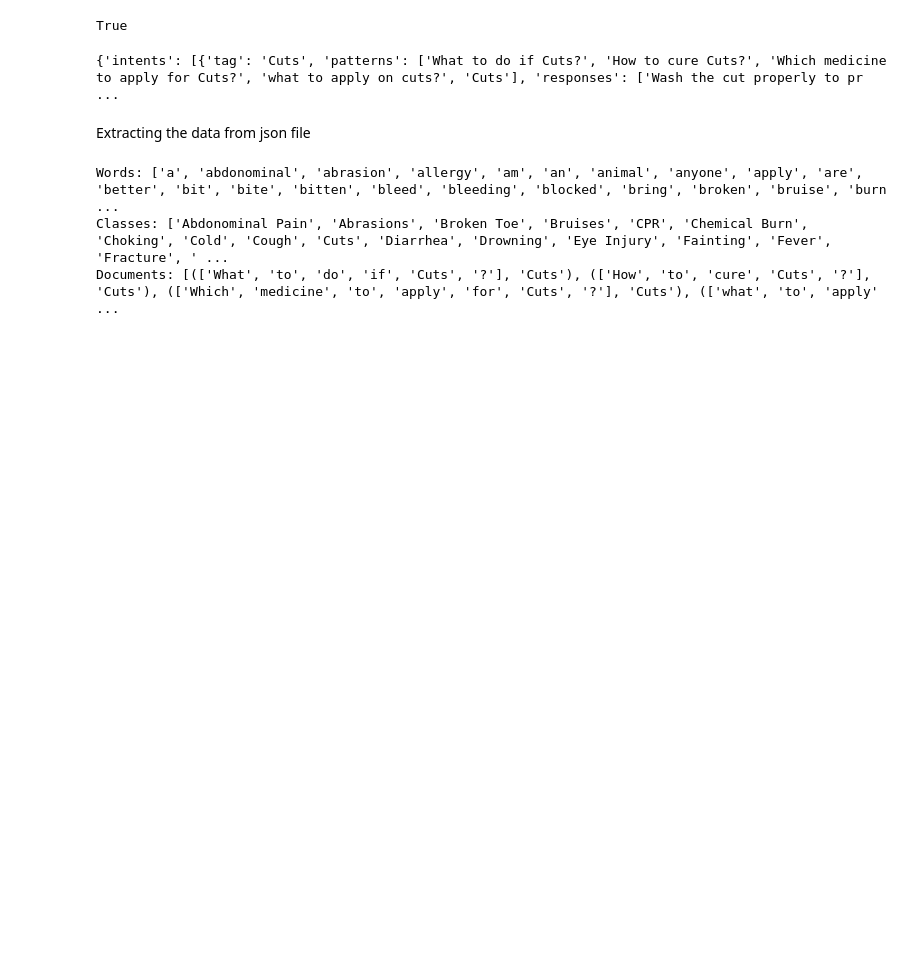
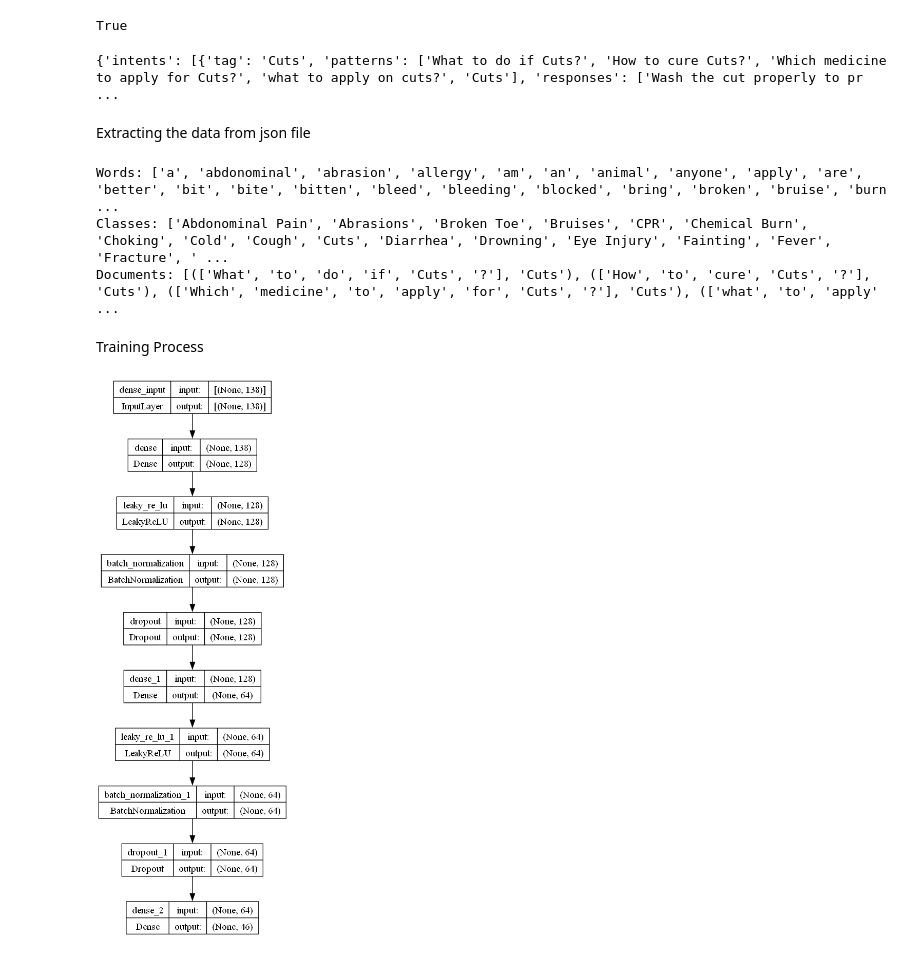
Before and after one commit to aryamanstha/First-Aid-Chatbot, a Jupyter notebook: model_train.ipynb, the cells around one changed output. Drawn from its saved outputs; the diff is of its cells as text; code cells hidden in the pictures; blank space fills up the shorter version.

Commit message:
ANN model created

```diff
--- a/model_train.ipynb
+++ b/model_train.ipynb
@@ -56,3 +56,5 @@ Documents: [(['What', 'to', 'do', 'if', 'Cuts', '?'], 'Cuts'), (['How', 'to', 'c
 # %%
 pickle.dump(words,open('words.pkl','wb'))
 pickle.dump(classes,open('classes.pkl','wb'))
+# %% [markdown]
+Training Process
@@ -58,0 +84,33 @@ pickle.dump(classes,open('classes.pkl','wb'))
+# %%
+x_train=training[:,0]
+y_train=training[:,1]
+# %%
+from keras.models import Sequential
+from keras.layers import Dense,Activation,Dropout,BatchNormalization,LeakyReLU
+from keras.optimizers import SGD
+from keras import initializers
+
+#Initialize the model
+ann=Sequential()
+
+#Input layer
+ann.add(Dense(128,activation='relu',input_shape=(len(x_train[0]),),kernel_initializer=initializers.he_normal()))
+ann.add(LeakyReLU(alpha=0.01))
+ann.add(BatchNormalization())
+ann.add(Dropout(0.5))
+
+#Hidden layer
+ann.add(Dense(64, kernel_initializer=initializers.he_normal()))
+ann.add(LeakyReLU(alpha=0.01))
+ann.add(BatchNormalization())
+ann.add(Dropout(0.5))
+
+#output layer
+ann.add(Dense(len(y_train[0]),activation='softmax'))
+# %%
+#Visualize the ANN Model
+from keras.utils import plot_model
+
+plot_model(ann, to_file='model_visualization.png', show_shapes=True, show_layer_names=True)
+# %% [output]
+[figure, added]
```
Also changed, not shown: parts of 2 cells of this notebook, 2 other files.
